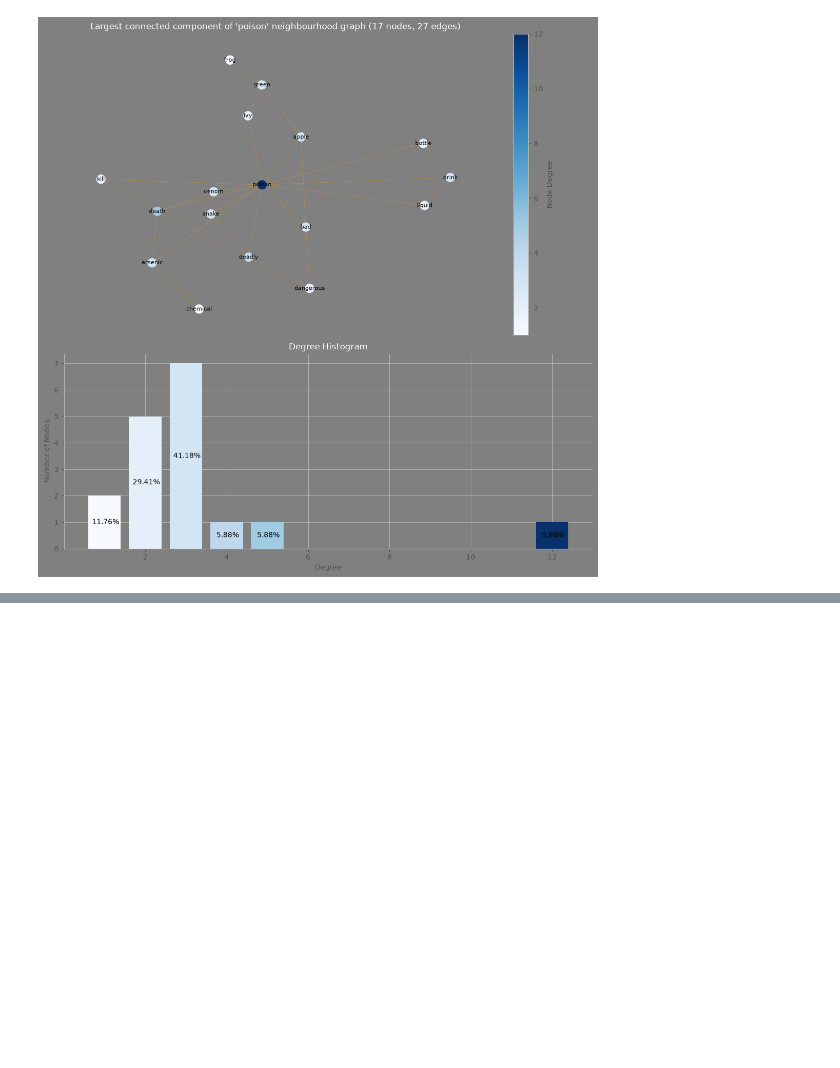
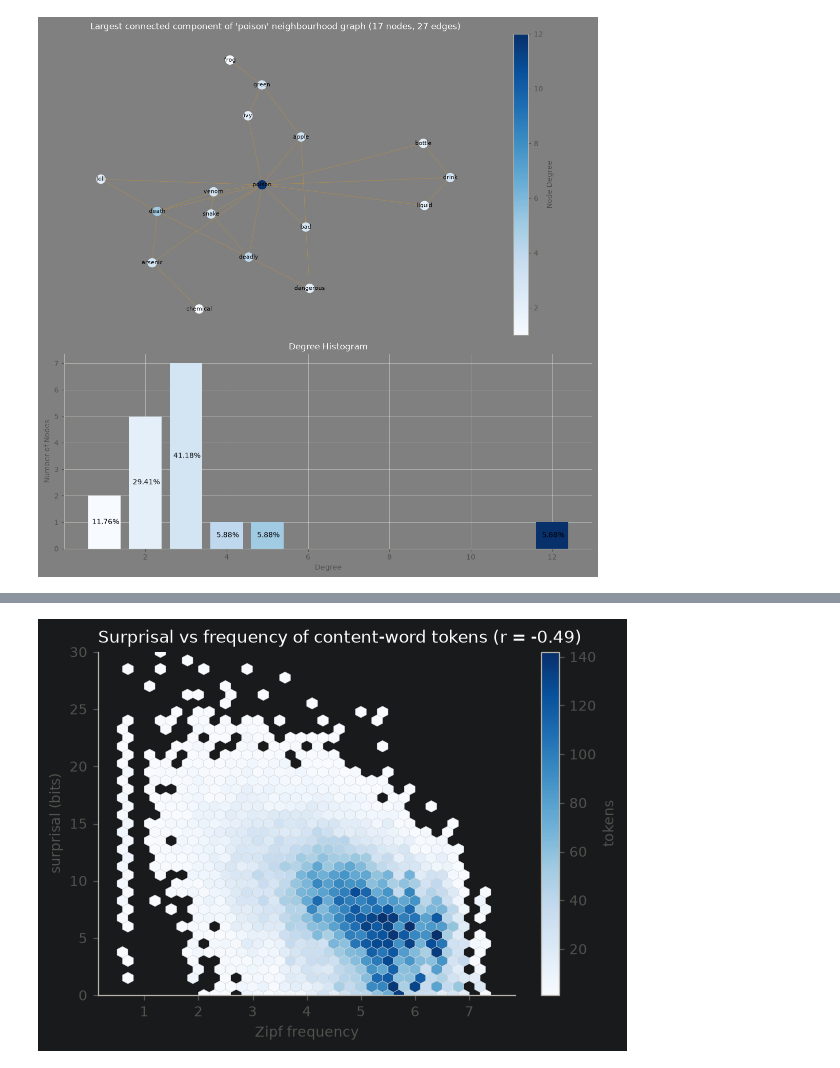
Before and after one commit to raphael39/swow-network, a Jupyter notebook: notebooks/geco.ipynb, the cells around one changed output, grey strips where cells are left out. Saved outputs shown, nothing was run; the diff lists cells and outputs as text; code cells hidden in the pictures; blank space fills up the shorter version.

```diff
--- a/notebooks/geco.ipynb
+++ b/notebooks/geco.ipynb
@@ -445,0 +535,13 @@ visualize_degree_distribution(ego_network(cue_edges, word), f"'{word}' neighbour
+# %%
+# Surprisal and frequency overlap but are not the same thing (one point per token)
+r = tokens.select(pl.corr("surprisal_context", "zipf_frequency")).item()
+fig, ax = plt.subplots(figsize=(5.5, 4))
+hb = ax.hexbin(tokens["zipf_frequency"], tokens["surprisal_context"], gridsize=35, cmap="Blues", mincnt=1,
+               extent=(0.5, 7.5, 0, 30), linewidths=0.2, edgecolors="white")
+fig.colorbar(hb, ax=ax, label="tokens")
+ax.set(xlabel="Zipf frequency", ylabel="surprisal (bits)", ylim=(0, 30))
+ax.set_title(f"Surprisal vs frequency of content-word tokens (r = {r:.2f})", loc="left")
+ax.grid(False)
+fig.tight_layout()
+# %% [output]
+[figure, added]
```
Also changed, not shown: parts of 9 cells of this notebook, 3 other files.
